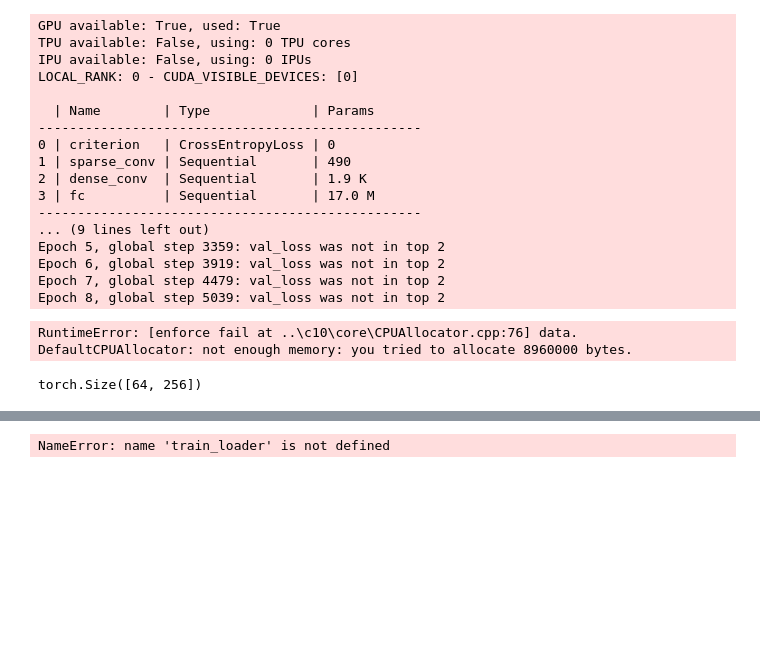
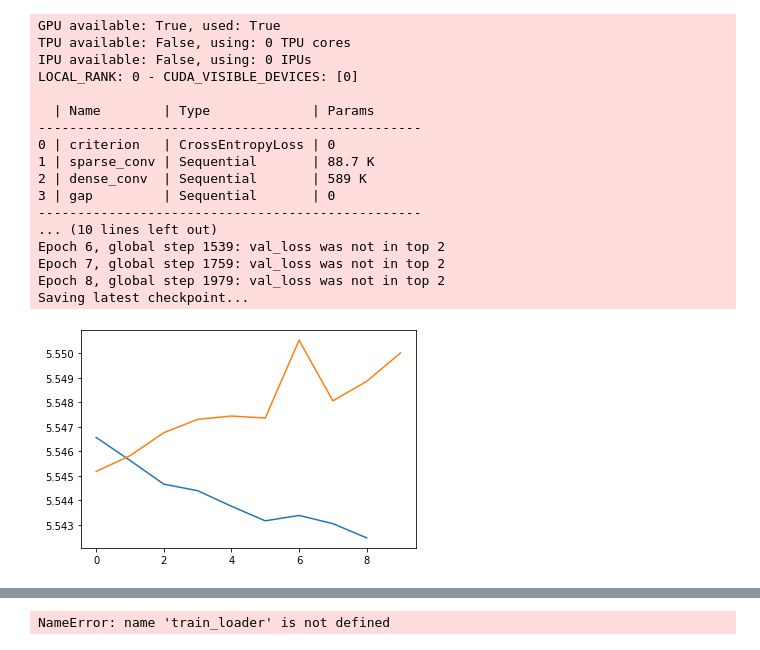
Before and after one commit to JB-Lee/CPA-with-ANN, a Jupyter notebook: src/model_test.ipynb, the cells around one changed output, grey strips where cells are left out. Saved outputs shown, nothing was run; the diff lists cells and outputs as text; code cells hidden in the pictures; blank space fills up the shorter version.

Commit message:
:white_check_mark: update

```diff
--- a/src/model_test.ipynb
+++ b/src/model_test.ipynb
@@ -14,12 +17,12 @@ from torchvision import transforms
 # %%
 scaler = RobustScaler()
-composed = transforms.Compose([dataset.transforms.RandomPadding(10, 2)])
+composed = transforms.Compose([dataset.transforms.RandomPadding(5, 300)])
 
-train = dataset.TraceDataset('C:/Workspace/CPA/data/method2/train', trace_size=35000, scaler=scaler, transform=composed)
-test = dataset.TraceDataset('C:/Workspace/CPA/data/method2/test', trace_size=35000, scaler=scaler)
+train = dataset.TraceDataset('C:/Workspace/CPA/data/method4/train', trace_size=35000, scaler=scaler, transform=composed)
+test = dataset.TraceDataset('C:/Workspace/CPA/data/method4/test', trace_size=35000, scaler=scaler)
 
-train_loader = DataLoader(train, batch_size=64, shuffle=True, pin_memory=True)
-test_loader = DataLoader(test, batch_size=64, shuffle=True, pin_memory=True)
+train_loader = DataLoader(train, batch_size=128, shuffle=True, pin_memory=True)
+test_loader = DataLoader(test, batch_size=128, pin_memory=True)
 # %%
 from pytorch_lightning.loggers import TensorBoardLogger
 from pytorch_lightning.callbacks import EarlyStopping, ModelCheckpoint
@@ -39,10 +42,10 @@ checkpoint = ModelCheckpoint(
     mode='min'
 )
 
-logger = TensorBoardLogger('tb_logs', name=f'test', log_graph=True)
+logger = TensorBoardLogger('tb_logs', name=f'TestCNNModel', log_graph=True)
 
-net = models.CNNModel(learning_rate=2e-4, weight_decay=1e-5)
-#net.load_state_dict(torch.load('./model/Model.params'))
+net = models.TestCNNModel(learning_rate=1e-4, weight_decay=1e-4)
+# net.load_state_dict(torch.load('./model/CNNModel_case1_trained.params'))
 # %%
 trainer = pl.Trainer(max_epochs=50, gpus=1, callbacks=[early_stopping, checkpoint], logger=logger)
 trainer.fit(net, train_loader, test_loader)
@@ -55,21 +58,25 @@ LOCAL_RANK: 0 - CUDA_VISIBLE_DEVICES: [0]
   | Name        | Type             | Params
 -------------------------------------------------
 0 | criterion   | CrossEntropyLoss | 0
-1 | sparse_conv | Sequential       | 490
-2 | dense_conv  | Sequential       | 1.9 K
-3 | fc          | Sequential       | 17.0 M
+1 | sparse_conv | Sequential       | 88.7 K
+2 | dense_conv  | Sequential       | 589 K
+3 | gap         | Sequential       | 0
 -------------------------------------------------
-... (9 lines left out)
-Epoch 5, global step 3359: val_loss was not in top 2
-Epoch 6, global step 3919: val_loss was not in top 2
-Epoch 7, global step 4479: val_loss was not in top 2
-Epoch 8, global step 5039: val_loss was not in top 2
+... (10 lines left out)
+Epoch 6, global step 1539: val_loss was not in top 2
+Epoch 7, global step 1759: val_loss was not in top 2
+Epoch 8, global step 1979: val_loss was not in top 2
+Saving latest checkpoint...
-RuntimeError: [enforce fail at ..\c10\core\CPUAllocator.cpp:76] data. DefaultCPUAllocator: not enough memory: you tried to allocate 8960000 bytes.
-# %%
-#net = models.TestTransformerModel(learning_rate=1e-4, weight_decay=1e-5)
-trace, key = next(iter(test_loader))
-res = net.forward(trace)
-res.shape
-# %% [output]
-torch.Size([64, 256])
+# %%
+hist = net.get_history()
+
+plt.plot(hist['train_loss'])
+plt.plot(hist['val_loss'])
+plt.show()
+
+with open('./model/TestCNNModel_case4_trained.hist', 'wb') as f:
+    pickle.dump(hist, f)
+    f.close()
+# %% [output]
+[figure, added]
 # %%
```
Also changed, not shown: parts of 10 cells of this notebook, 2 other files.
